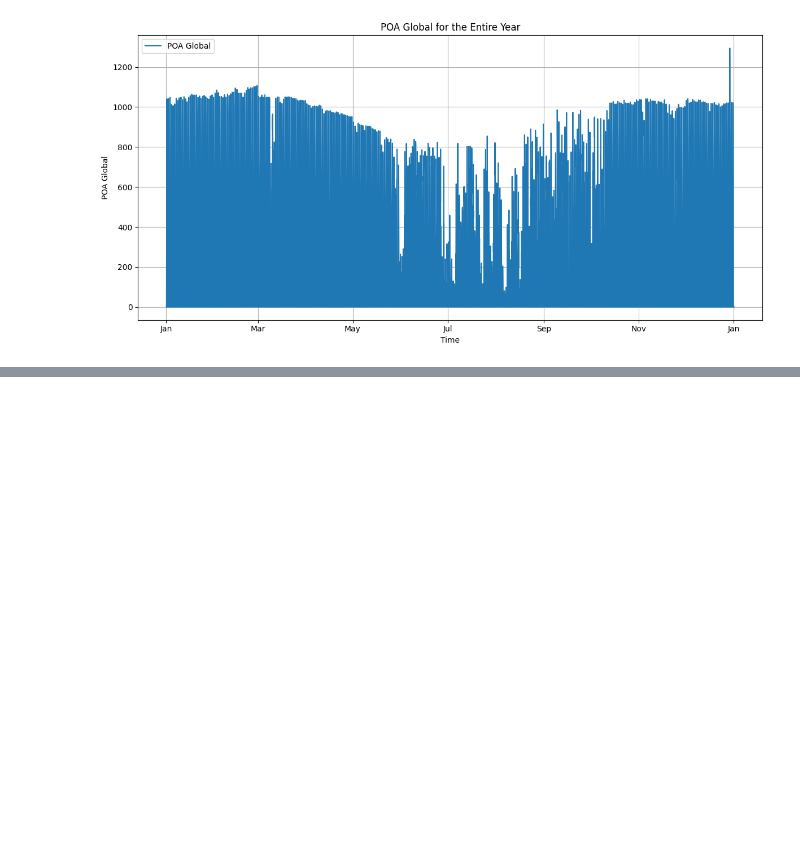
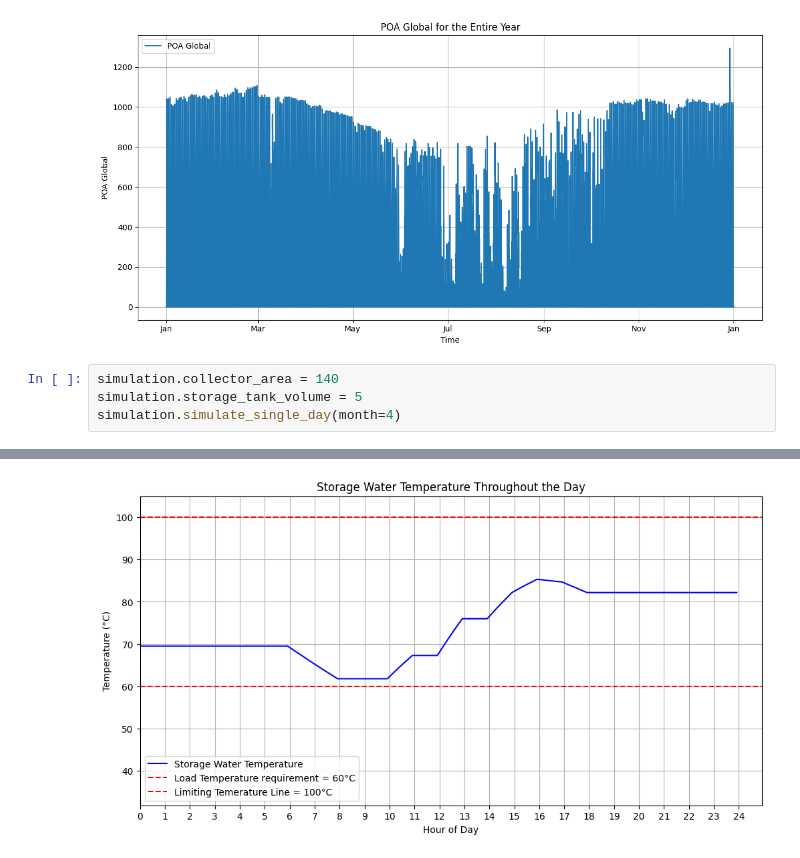
Before and after one commit to yashladd/solar_water_heater, a Jupyter notebook: latest.ipynb, the cells around one changed output, grey strips where cells are left out. Drawn from its saved outputs; the diff is of its cells as text; blank space fills up the shorter version.

```diff
--- a/latest.ipynb
+++ b/latest.ipynb
@@ -137,3 +142,8 @@ def plot_poa_global(df, month=None, day=None):
 plot_poa_global(simulation.environment_conditions)
 # %% [output]
 [figure]
+# %%
+simulation.collector_area = 140
+simulation.storage_tank_volume = 5
+simulation.simulate_single_day(month=4)
+# %% [output]
@@ -139,0 +167 @@ plot_poa_global(simulation.environment_conditions)
+[figure, added]
```
Also changed, not shown: parts of 10 cells of this notebook, 2 other files.
